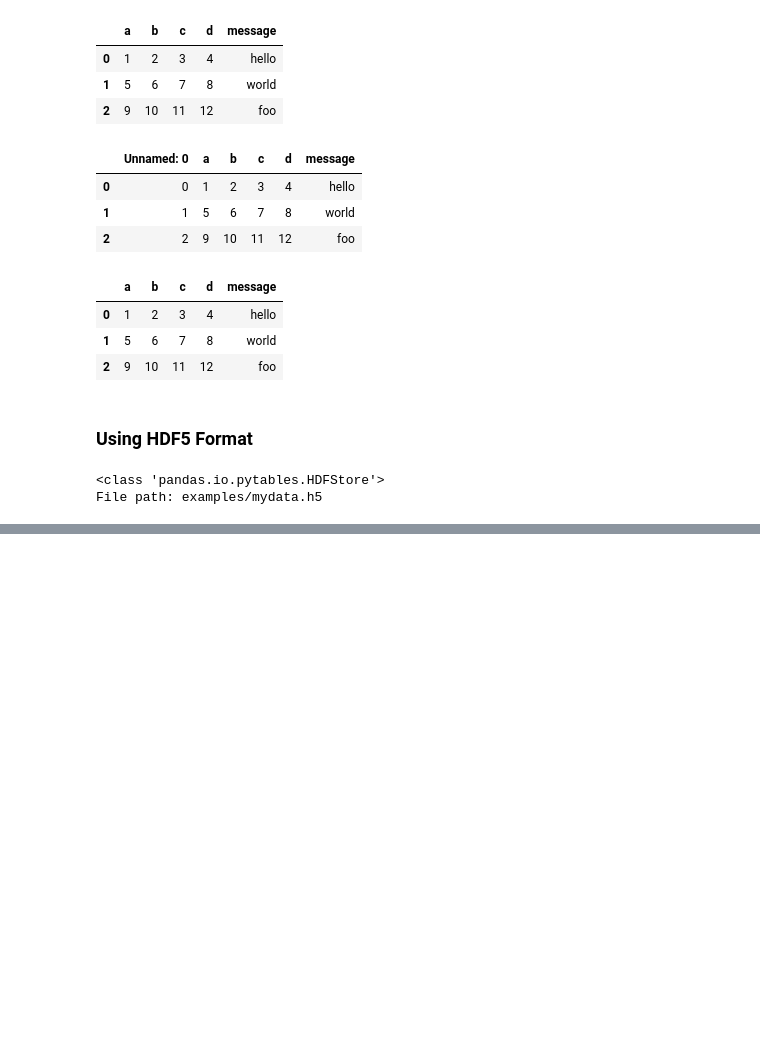
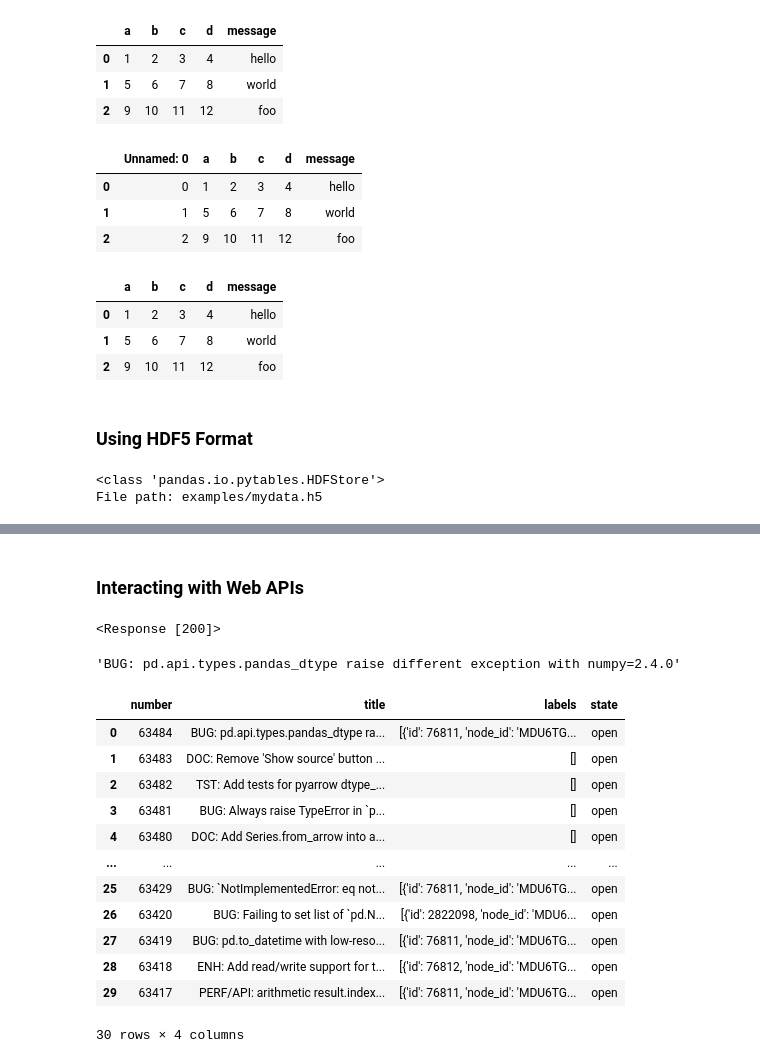
Before and after one commit to MottuqeBrid/learn-DA, a Jupyter notebook: 6 Reading and Writing Data.ipynb, the cells around one changed output, grey strips where cells are left out. Drawn from its saved outputs; the diff is of its cells as text; code cells hidden in the pictures; blank space fills up the shorter version.

```diff
--- a/6 Reading and Writing Data.ipynb
+++ b/6 Reading and Writing Data.ipynb
@@ -562,3 +562,35 @@ pd.read_hdf("examples/mydata2.h5", "obj3", where=["index <= 5"])
 # %%
 import os
 os.remove("examples/mydata2.h5")
+# %% [markdown]
+### Interacting with Web APIs
+# %%
+import requests
+url = "https://api.github.com/repos/pandas-dev/pandas/issues"
+resp = requests.get(url)
+resp.raise_for_status()
+resp
+# %% [output]
+<Response [200]>
+# %%
+data = resp.json()
+data[0]["title"]
+# %% [output]
+'BUG: pd.api.types.pandas_dtype raise different exception with numpy=2.4.0'
+# %%
+issues = pd.DataFrame(data, columns=["number", "title", "labels", "state"])
+issues
+# %% [output]
+|  | number | title | labels | state |
+| 0 | 63484 | BUG: pd.api.types.pandas_dtype ra... | [{'id': 76811, 'node_id': 'MDU6TG... | open |
+| 1 | 63483 | DOC: Remove 'Show source' button ... | [] | open |
+| 2 | 63482 | TST: Add tests for pyarrow dtype_... | [] | open |
+| 3 | 63481 | BUG: Always raise TypeError in `p... | [] | open |
+| 4 | 63480 | DOC: Add Series.from_arrow into a... | [] | open |
+| ... | ... | ... | ... | ... |
+| 25 | 63429 | BUG: `NotImplementedError: eq not... | [{'id': 76811, 'node_id': 'MDU6TG... | open |
+| 26 | 63420 | BUG: Failing to set list of `pd.N... | [{'id': 2822098, 'node_id': 'MDU6... | open |
+| 27 | 63419 | BUG: pd.to_datetime with low-reso... | [{'id': 76811, 'node_id': 'MDU6TG... | open |
+| 28 | 63418 | ENH: Add read/write support for t... | [{'id': 76812, 'node_id': 'MDU6TG... | open |
+| 29 | 63417 | PERF/API: arithmetic result.index... | [{'id': 76811, 'node_id': 'MDU6TG... | open |
+30 rows × 4 columns
```
Also changed, not shown: parts of 3 cells of this notebook, 2 other files.
